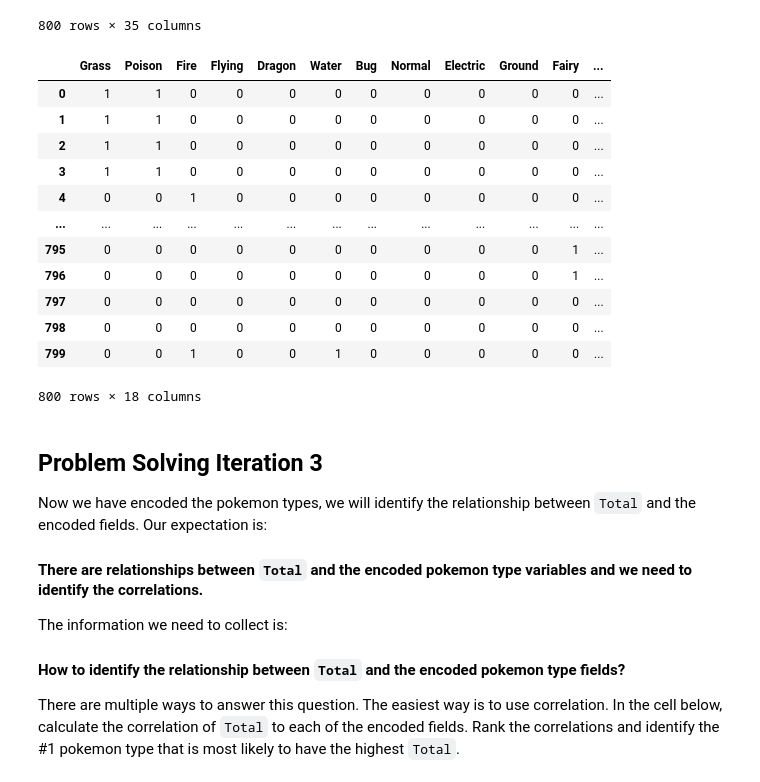
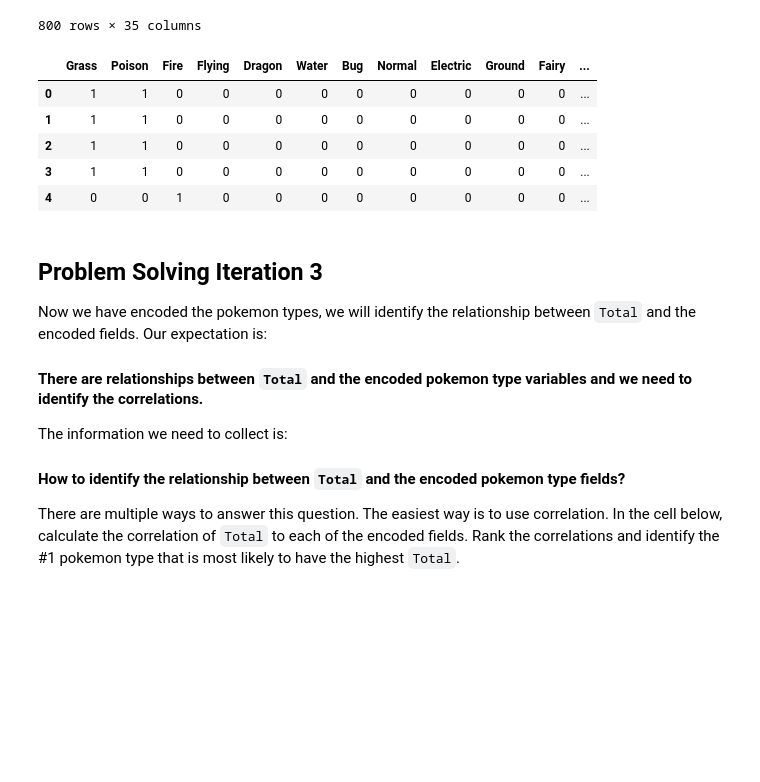
Before and after one commit to kitchphil/lab-dataframe-calculations, a Jupyter notebook: your-code/challenge-2.ipynb, the cells around one changed output. Drawn from its saved outputs; the diff is of its cells as text; code cells hidden in the pictures; blank space fills up the shorter version.

```diff
--- a/your-code/challenge-2.ipynb
+++ b/your-code/challenge-2.ipynb
@@ -184,10 +166,13 @@ pokemon
 # %%
-for i in pokemon['Type 1']:
-    pokemon.loc[pokemon['Type 1'] == i,i] = 1
+#Create columns in df using the list elements, Assign 0 to those values
+
+for i in types:
+    pokemon[i] = 0
+for j in pokemon['Type 1']:
+    pokemon.loc[pokemon['Type 1'] == j,j] = 1
+for k in pokemon['Type 2']:
+    pokemon.loc[pokemon['Type 2'] == k,k] = 1
 pokemon
-for j in pokemon['Type 2']:
-    pokemon.loc[pokemon['Type 2'] == j,j] = 1
-pokemon
 # %% [output]
 |  | # | Name | Type 1 | Type 2 | Total | HP | Attack | Defense | Sp. Atk | Sp. Def | ... | ... |
 | 0 | 1 | Bulbasaur | Grass | Poison | 318 | 45 | 49 | 49 | 65 | 65 | ... | ... |
@@ -203,23 +188,16 @@ pokemon
 | 799 | 721 | Volcanion | Fire | Water | 600 | 80 | 110 | 120 | 130 | 90 | ... | ... |
 800 rows × 35 columns
 # %%
+#Assign and Reorder the columns
 pokemons = pokemon[['Grass', 'Poison', 'Fire','Flying', 'Dragon', 'Water','Bug', 'Normal','Electric','Ground', 'Fairy','Fighting', 'Psychic', 'Rock','Steel', 'Ice','Ghost', 'Dark']]
+pokemons.head()
+# %% [output]
+|  | Grass | Poison | Fire | Flying | Dragon | Water | Bug | Normal | Electric | Ground | Fairy | ... |
+| 0 | 1 | 1 | 0 | 0 | 0 | 0 | 0 | 0 | 0 | 0 | 0 | ... |
+| 1 | 1 | 1 | 0 | 0 | 0 | 0 | 0 | 0 | 0 | 0 | 0 | ... |
+| 2 | 1 | 1 | 0 | 0 | 0 | 0 | 0 | 0 | 0 | 0 | 0 | ... |
+| 3 | 1 | 1 | 0 | 0 | 0 | 0 | 0 | 0 | 0 | 0 | 0 | ... |
+| 4 | 0 | 0 | 1 | 0 | 0 | 0 | 0 | 0 | 0 | 0 | 0 | ... |
-# %%
-pokemons
-# %% [output]
-|  | Grass | Poison | Fire | Flying | Dragon | Water | Bug | Normal | Electric | Ground | Fairy | ... |
-| 0 | 1 | 1 | 0 | 0 | 0 | 0 | 0 | 0 | 0 | 0 | 0 | ... |
-| 1 | 1 | 1 | 0 | 0 | 0 | 0 | 0 | 0 | 0 | 0 | 0 | ... |
-| 2 | 1 | 1 | 0 | 0 | 0 | 0 | 0 | 0 | 0 | 0 | 0 | ... |
-| 3 | 1 | 1 | 0 | 0 | 0 | 0 | 0 | 0 | 0 | 0 | 0 | ... |
-| 4 | 0 | 0 | 1 | 0 | 0 | 0 | 0 | 0 | 0 | 0 | 0 | ... |
-| ... | ... | ... | ... | ... | ... | ... | ... | ... | ... | ... | ... | ... |
-| 795 | 0 | 0 | 0 | 0 | 0 | 0 | 0 | 0 | 0 | 0 | 1 | ... |
-| 796 | 0 | 0 | 0 | 0 | 0 | 0 | 0 | 0 | 0 | 0 | 1 | ... |
-| 797 | 0 | 0 | 0 | 0 | 0 | 0 | 0 | 0 | 0 | 0 | 0 | ... |
-| 798 | 0 | 0 | 0 | 0 | 0 | 0 | 0 | 0 | 0 | 0 | 0 | ... |
-| 799 | 0 | 0 | 1 | 0 | 0 | 1 | 0 | 0 | 0 | 0 | 0 | ... |
-800 rows × 18 columns
 # %% [markdown]
 ## Problem Solving Iteration 3
 
```
Also changed, not shown: parts of 7 cells of this notebook, 2 other files.
